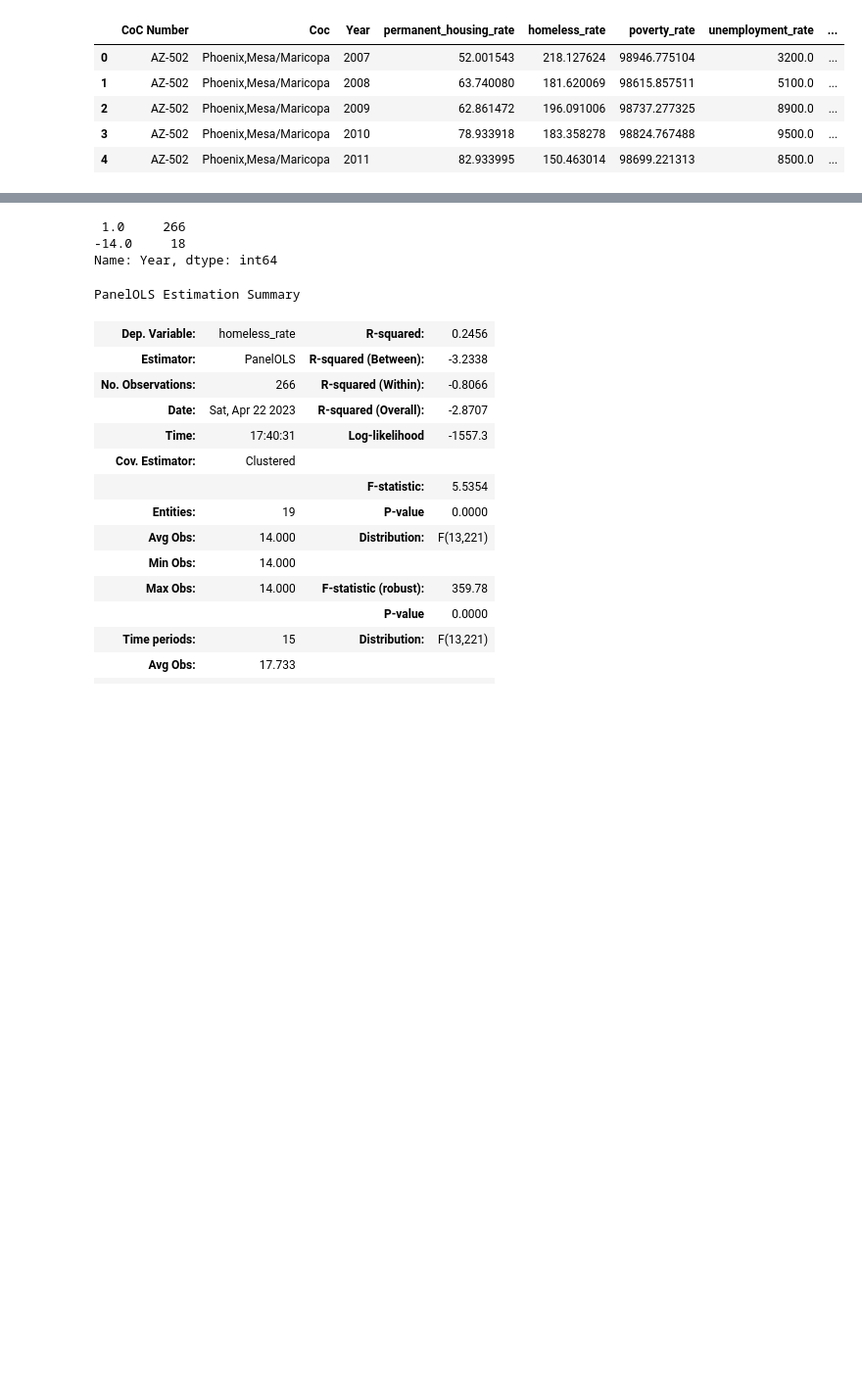
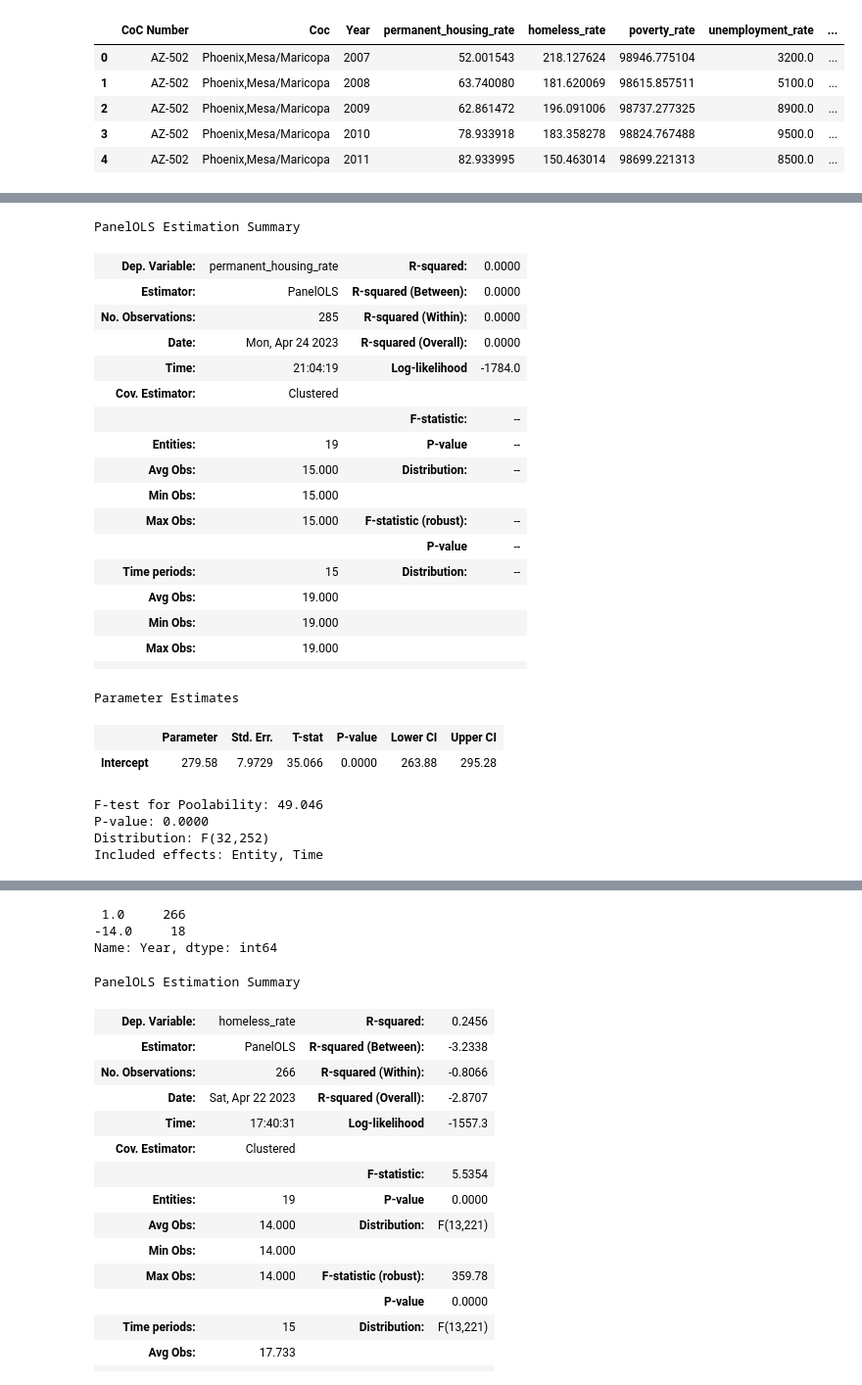
Before and after one commit to heath3rq/Python_Homelessness-Causal-Inference-Analysis, a Jupyter notebook: 20_intermediate_files/modeling.ipynb, the cells around one changed output, grey strips where cells are left out. Shown at 98% size. Saved outputs shown, nothing was run; the diff lists cells and outputs as text; code cells hidden in the pictures; blank space fills up the shorter version.

```diff
--- a/20_intermediate_files/modeling.ipynb
+++ b/20_intermediate_files/modeling.ipynb
@@ -74,3 +74,36 @@ F-test for Poolability: 14.450
 P-value: 0.0000
 Distribution: F(32,239)
 Included effects: Entity, Time
+# %%
+test_mod = PanelOLS.from_formula(
+    "permanent_housing_rate ~ 1 + EntityEffects + TimeEffects",
+    data=data.set_index(["CoC Number", "Year"]),
+    drop_absorbed=True,
+).fit(cov_type='clustered')
+test_mod.summary
+# %% [output]
+PanelOLS Estimation Summary
+| Dep. Variable: | permanent_housing_rate | R-squared: | 0.0000 |
+| Estimator: | PanelOLS | R-squared (Between): | 0.0000 |
+| No. Observations: | 285 | R-squared (Within): | 0.0000 |
+| Date: | Mon, Apr 24 2023 | R-squared (Overall): | 0.0000 |
+| Time: | 21:04:19 | Log-likelihood | -1784.0 |
+| Cov. Estimator: | Clustered |  |  |
+|  |  | F-statistic: | -- |
+| Entities: | 19 | P-value | -- |
+| Avg Obs: | 15.000 | Distribution: | -- |
+| Min Obs: | 15.000 |  |  |
+| Max Obs: | 15.000 | F-statistic (robust): | -- |
+|  |  | P-value | -- |
+| Time periods: | 15 | Distribution: | -- |
+| Avg Obs: | 19.000 |  |  |
+| Min Obs: | 19.000 |  |  |
+| Max Obs: | 19.000 |  |  |
+|  |  |  |  |
+Parameter Estimates
+|  | Parameter | Std. Err. | T-stat | P-value | Lower CI | Upper CI |
+| Intercept | 279.58 | 7.9729 | 35.066 | 0.0000 | 263.88 | 295.28 |
+F-test for Poolability: 49.046
+P-value: 0.0000
+Distribution: F(32,252)
+Included effects: Entity, Time
```
Also changed, not shown: parts of 4 cells of this notebook.
